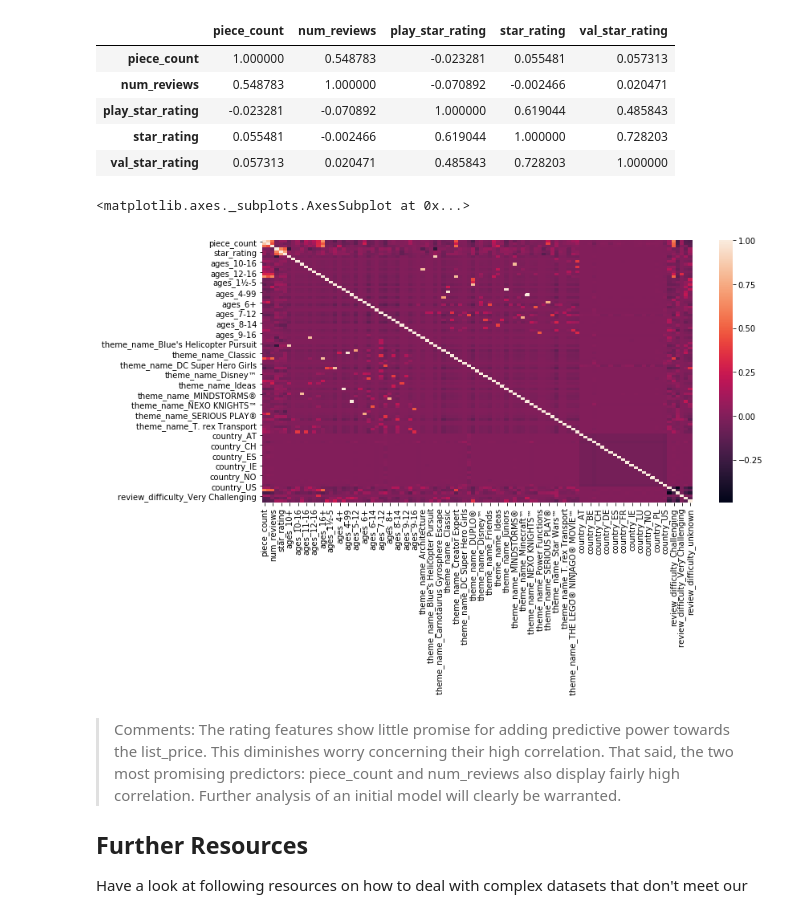
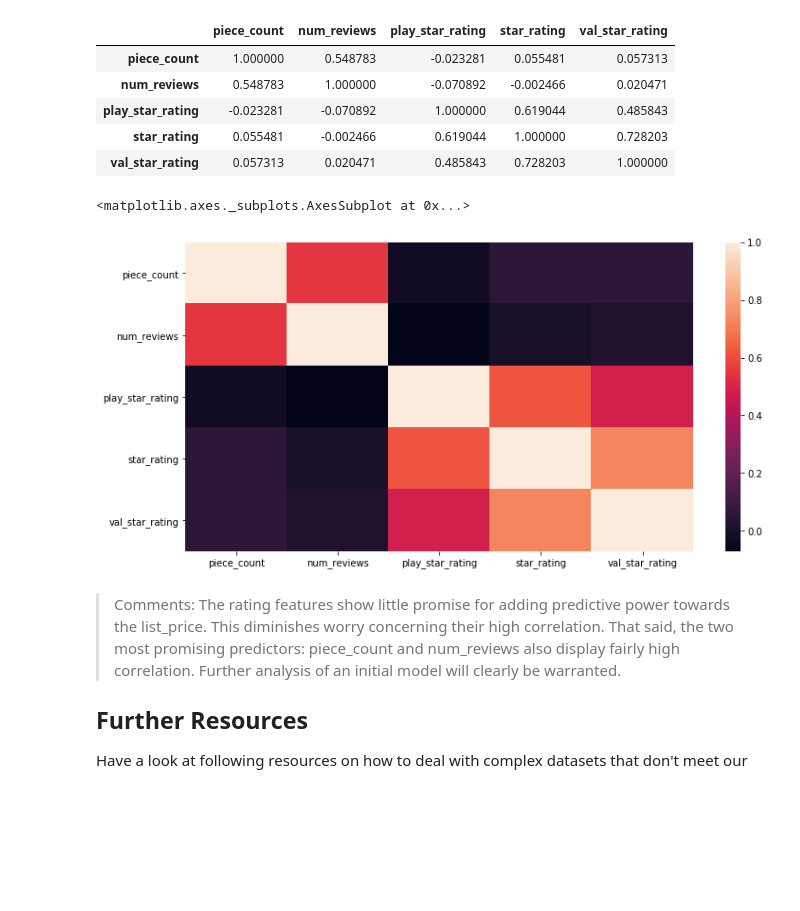
Before and after one commit to fleralle/dsc-exploring-your-data-lab-houston-ds-042219, a Jupyter notebook: index.ipynb, the cells around one changed output. Saved outputs shown, nothing was run; the diff lists cells and outputs as text; code cells hidden in the pictures; blank space fills up the shorter version.

```diff
--- a/index.ipynb
+++ b/index.ipynb
@@ -123,10 +123,10 @@ corr
 # %%
 #Your code here
 plt.figure(figsize=(12,6))
-sns.heatmap(df.corr())
+sns.heatmap(corr)
 # %% [output]
 <matplotlib.axes._subplots.AxesSubplot at 0x...>
-[figure, old version]
+[figure, new version]
 # %% [markdown]
 > Comments: The rating features show little promise for adding predictive power towards the list_price. This diminishes worry concerning their high correlation. That said, the two most promising predictors: piece_count and num_reviews also display fairly high correlation. Further analysis of an initial model will clearly be warranted.
 
```
